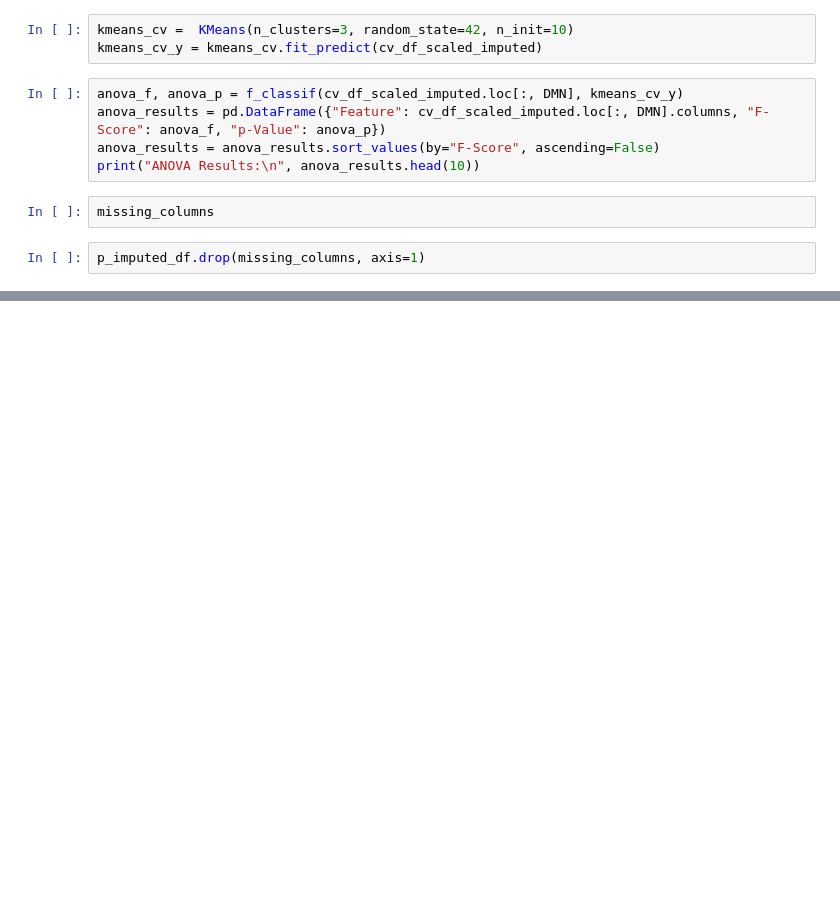
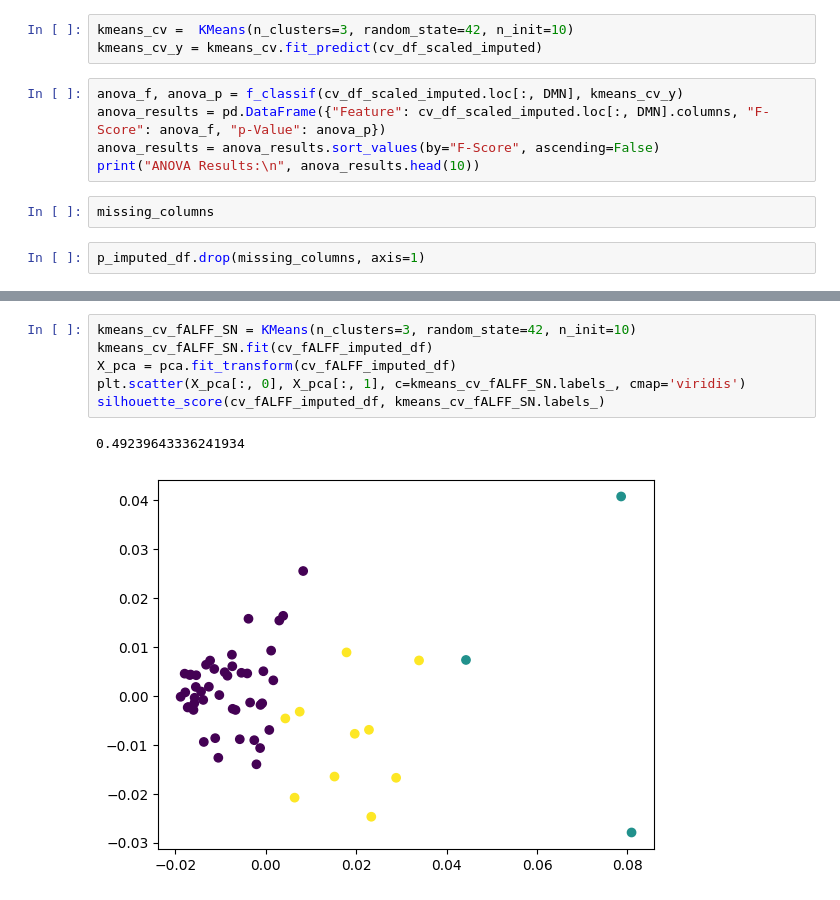
Before and after one commit to efwoods/Parkinsons_Disease_Study, a Jupyter notebook: notebooks/cluster_analysis.ipynb, the cells around one changed output, grey strips where cells are left out. Drawn from its saved outputs; the diff is of its cells as text; blank space fills up the shorter version.

```diff
--- a/notebooks/cluster_analysis.ipynb
+++ b/notebooks/cluster_analysis.ipynb
@@ -805,0 +839,9 @@ p_imputed_df.drop(missing_columns, axis=1)
+# %%
+kmeans_cv_fALFF_SN = KMeans(n_clusters=3, random_state=42, n_init=10)
+kmeans_cv_fALFF_SN.fit(cv_fALFF_imputed_df)
+X_pca = pca.fit_transform(cv_fALFF_imputed_df)
+plt.scatter(X_pca[:, 0], X_pca[:, 1], c=kmeans_cv_fALFF_SN.labels_, cmap='viridis')
+silhouette_score(cv_fALFF_imputed_df, kmeans_cv_fALFF_SN.labels_)
+# %% [output]
+0.49239643336241934
+[figure, added]
```
Also changed, not shown: parts of 19 cells of this notebook, 2 other files.
